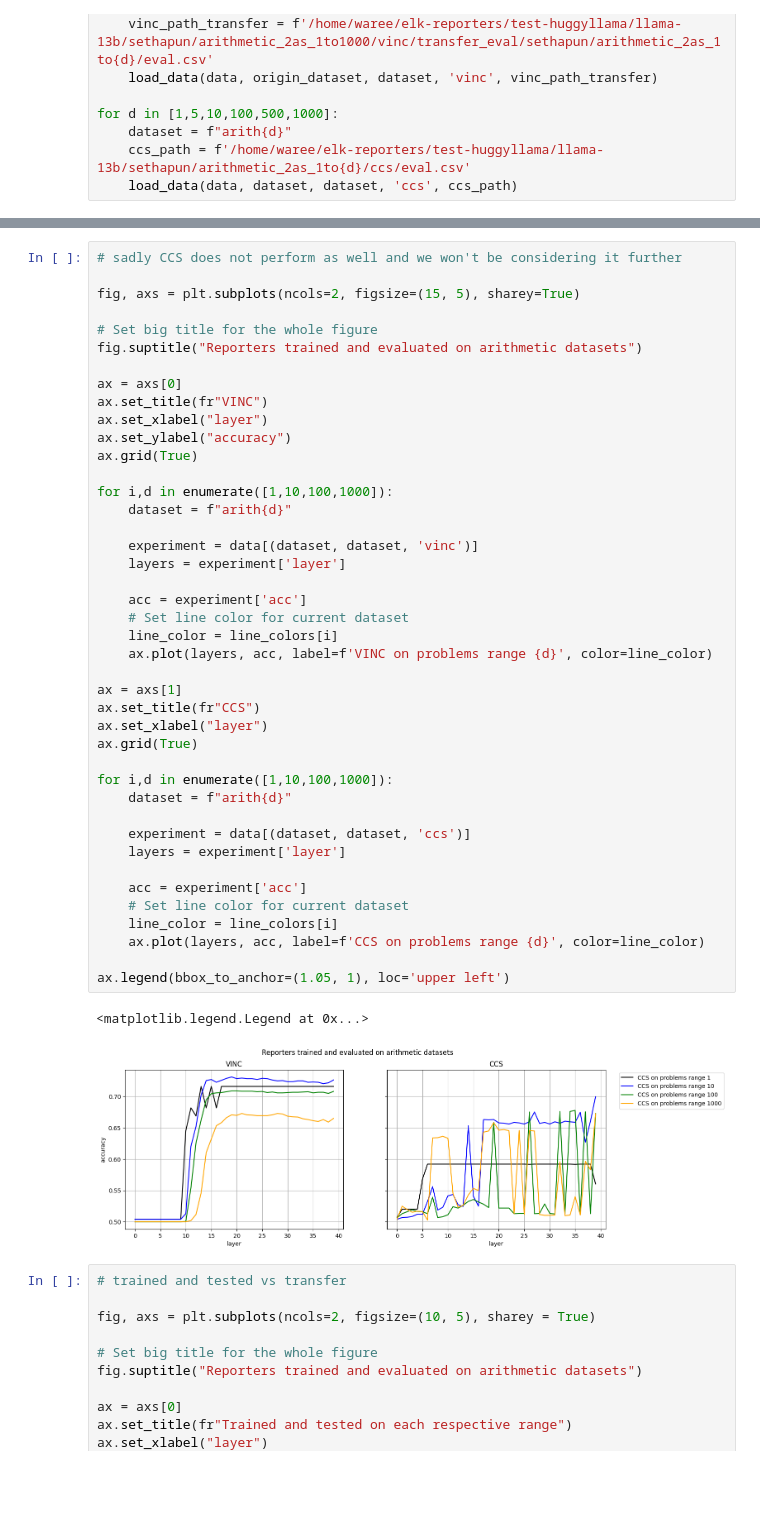
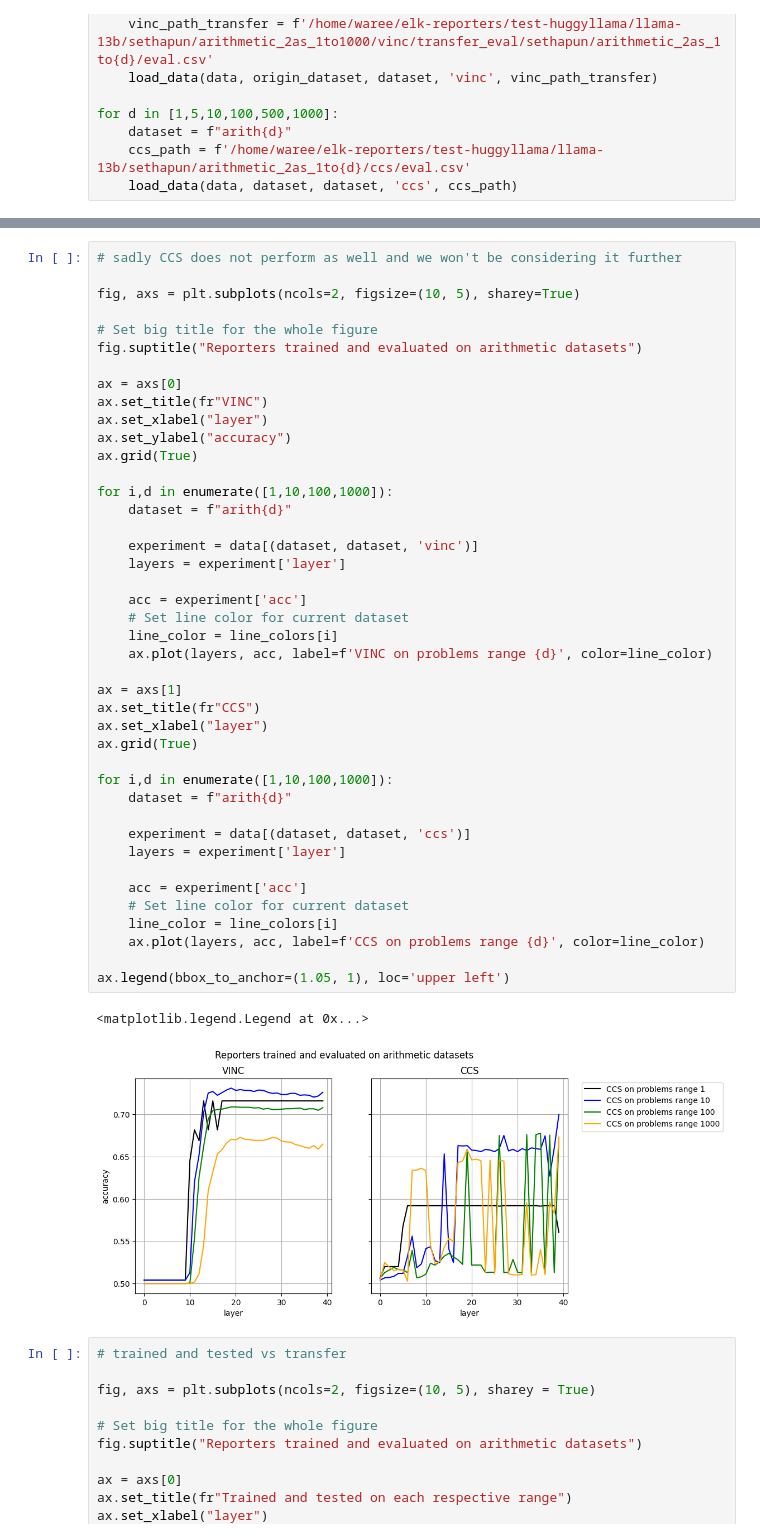
Before and after one commit to EleutherAI/elk, a Jupyter notebook: elk/results/arith_test_results.ipynb, the cells around one changed output, grey strips where cells are left out. Saved outputs shown, nothing was run; the diff lists cells and outputs as text; blank space fills up the shorter version.

```diff
--- a/elk/results/arith_test_results.ipynb
+++ b/elk/results/arith_test_results.ipynb
@@ -76,7 +71,7 @@ plt.show()
 # %%
 # sadly CCS does not perform as well and we won't be considering it further
 
-fig, axs = plt.subplots(ncols=2, figsize=(15, 5), sharey=True)
+fig, axs = plt.subplots(ncols=2, figsize=(10, 5), sharey=True)
 
 # Set big title for the whole figure
 fig.suptitle("Reporters trained and evaluated on arithmetic datasets")
@@ -90,34 +85,34 @@ ax.grid(True)
 for i,d in enumerate([1,10,100,1000]):
     dataset = f"arith{d}"
 
     experiment = data[(dataset, dataset, 'vinc')]
     layers = experiment['layer']
 
     acc = experiment['acc']
     # Set line color for current dataset
     line_color = line_colors[i]
     ax.plot(layers, acc, label=f'VINC on problems range {d}', color=line_color)
 
 ax = axs[1]
 ax.set_title(fr"CCS")
 ax.set_xlabel("layer")
 ax.grid(True)
 
 for i,d in enumerate([1,10,100,1000]):
     dataset = f"arith{d}"
 
     experiment = data[(dataset, dataset, 'ccs')]
     layers = experiment['layer']
 
     acc = experiment['acc']
     # Set line color for current dataset
     line_color = line_colors[i]
     ax.plot(layers, acc, label=f'CCS on problems range {d}', color=line_color)
 
 ax.legend(bbox_to_anchor=(1.05, 1), loc='upper left')
 # %% [output]
 <matplotlib.legend.Legend at 0x...>
-[figure, old version]
+[figure, new version]
 # %%
 # trained and tested vs transfer
 
```
Also changed, not shown: parts of 1 cell of this notebook, 1 other file.
